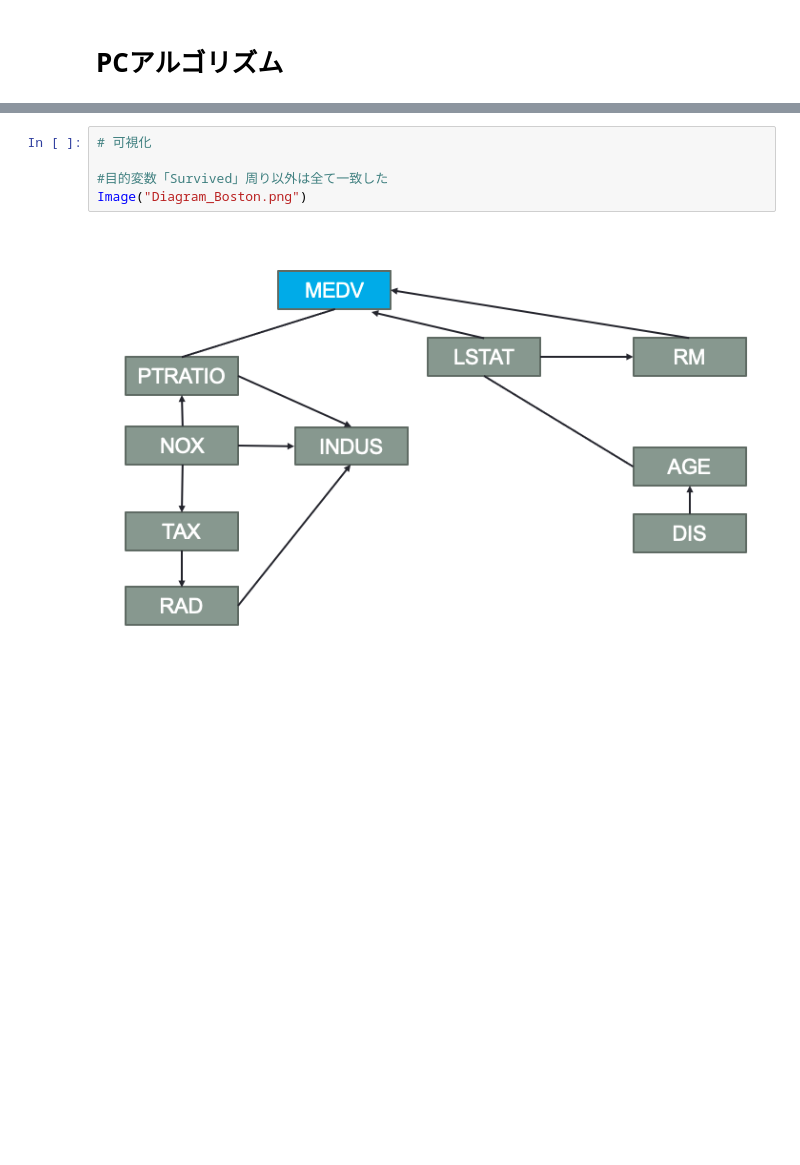
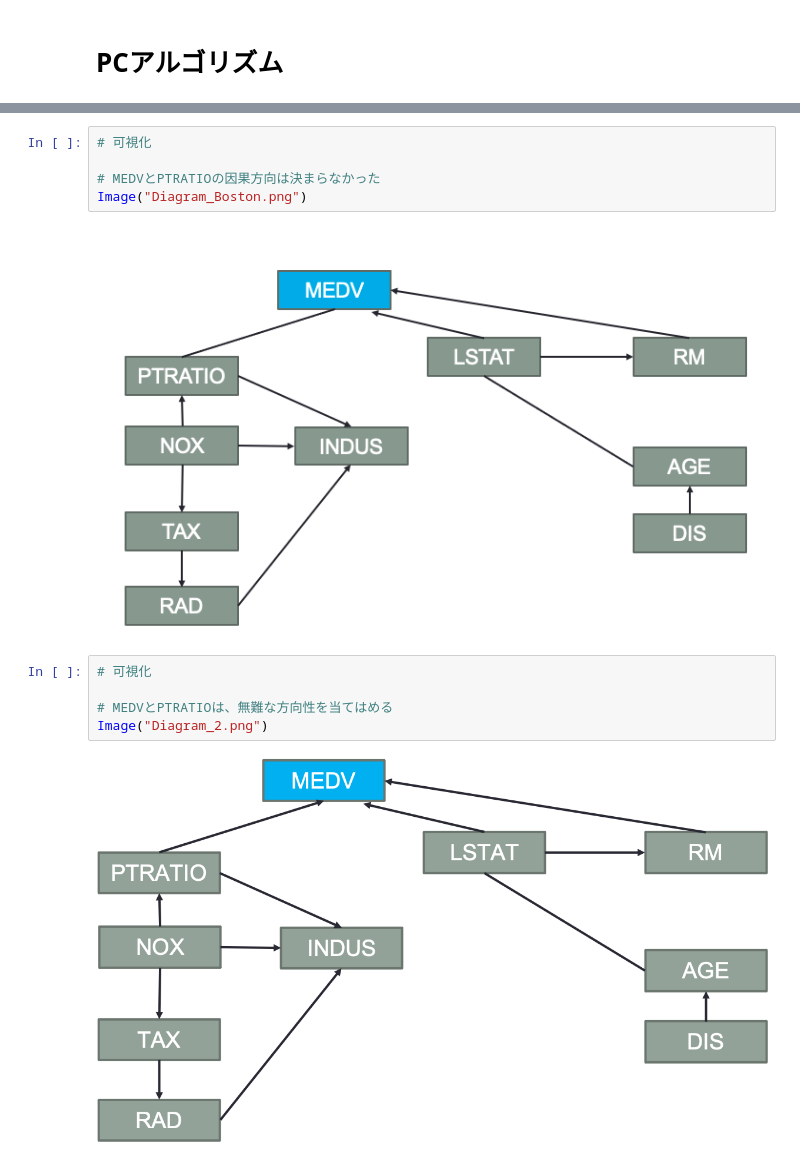
Before and after one commit to JunJun100/Bayesian_Network, a Jupyter notebook: Boston_PC_algorithm.ipynb, the cells around one changed output, grey strips where cells are left out. Cells and saved outputs as stored; diff of their text form; blank space fills up the shorter version.

```diff
--- a/Boston_PC_algorithm.ipynb
+++ b/Boston_PC_algorithm.ipynb
@@ -249,7 +249,14 @@ DAG edges:         [('NOX', 'INDUS'), ('NOX', 'PTRATIO'), ('NOX', 'TAX'), ('RM',
 # %%
 # 可視化
 
-#目的変数「Survived」周り以外は全て一致した
+# MEDVとPTRATIOの因果方向は決まらなかった
 Image("Diagram_Boston.png")
 # %% [output]
 [figure]
+# %%
+# 可視化
+
+# MEDVとPTRATIOは、無難な方向性を当てはめる
+Image("Diagram_2.png")
+# %% [output]
+[figure, added]
```
Also changed, not shown: parts of 2 cells of this notebook, 1 other file.
